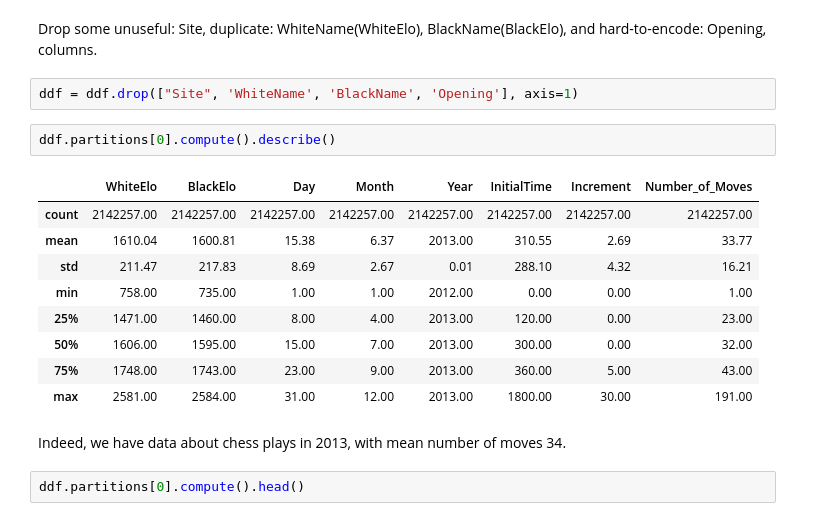
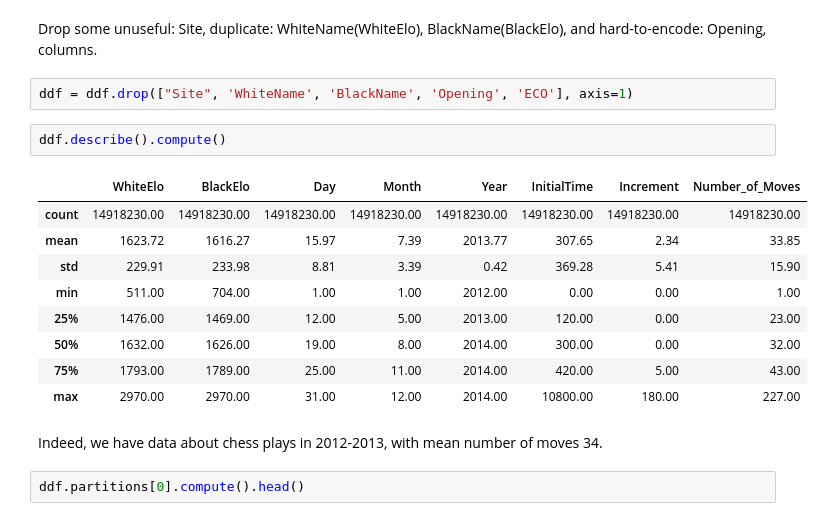
Before and after one commit to Alisizationed/sigmoid_homeworks, a Jupyter notebook: hw_20_dask/Sigmoid_HW_20.ipynb, the cells around one changed output. Drawn from its saved outputs; the diff is of its cells as text.

```diff
--- a/hw_20_dask/Sigmoid_HW_20.ipynb
+++ b/hw_20_dask/Sigmoid_HW_20.ipynb
@@ -79,21 +43,21 @@ Index(['WhiteElo', 'BlackElo', 'WhiteName', 'BlackName', 'Winner',
 # %% [markdown]
 Drop some unuseful: Site, duplicate: WhiteName(WhiteElo), BlackName(BlackElo), and hard-to-encode: Opening, columns.
 # %%
-ddf = ddf.drop(["Site", 'WhiteName', 'BlackName', 'Opening'], axis=1)
+ddf = ddf.drop(["Site", 'WhiteName', 'BlackName', 'Opening', 'ECO'], axis=1)
 # %%
-ddf.partitions[0].compute().describe()
+ddf.describe().compute()
 # %% [output]
 |  | WhiteElo | BlackElo | Day | Month | Year | InitialTime | Increment | Number_of_Moves |
-| count | 2142257.00 | 2142257.00 | 2142257.00 | 2142257.00 | 2142257.00 | 2142257.00 | 2142257.00 | 2142257.00 |
-| mean | 1610.04 | 1600.81 | 15.38 | 6.37 | 2013.00 | 310.55 | 2.69 | 33.77 |
-| std | 211.47 | 217.83 | 8.69 | 2.67 | 0.01 | 288.10 | 4.32 | 16.21 |
-| min | 758.00 | 735.00 | 1.00 | 1.00 | 2012.00 | 0.00 | 0.00 | 1.00 |
-| 25% | 1471.00 | 1460.00 | 8.00 | 4.00 | 2013.00 | 120.00 | 0.00 | 23.00 |
-| 50% | 1606.00 | 1595.00 | 15.00 | 7.00 | 2013.00 | 300.00 | 0.00 | 32.00 |
-| 75% | 1748.00 | 1743.00 | 23.00 | 9.00 | 2013.00 | 360.00 | 5.00 | 43.00 |
-| max | 2581.00 | 2584.00 | 31.00 | 12.00 | 2013.00 | 1800.00 | 30.00 | 191.00 |
+| count | 14918230.00 | 14918230.00 | 14918230.00 | 14918230.00 | 14918230.00 | 14918230.00 | 14918230.00 | 14918230.00 |
+| mean | 1623.72 | 1616.27 | 15.97 | 7.39 | 2013.77 | 307.65 | 2.34 | 33.85 |
+| std | 229.91 | 233.98 | 8.81 | 3.39 | 0.42 | 369.28 | 5.41 | 15.90 |
+| min | 511.00 | 704.00 | 1.00 | 1.00 | 2012.00 | 0.00 | 0.00 | 1.00 |
+| 25% | 1476.00 | 1469.00 | 12.00 | 5.00 | 2013.00 | 120.00 | 0.00 | 23.00 |
+| 50% | 1632.00 | 1626.00 | 19.00 | 8.00 | 2014.00 | 300.00 | 0.00 | 32.00 |
+| 75% | 1793.00 | 1789.00 | 25.00 | 11.00 | 2014.00 | 420.00 | 5.00 | 43.00 |
+| max | 2970.00 | 2970.00 | 31.00 | 12.00 | 2014.00 | 10800.00 | 180.00 | 227.00 |
 # %% [markdown]
-Indeed, we have data about chess plays in 2013, with mean number of moves 34.
+Indeed, we have data about chess plays in 2012-2013, with mean number of moves 34.
 # %%
 ddf.partitions[0].compute().head()
 # %% [output]
```
Also changed, not shown: parts of 32 cells of this notebook.
